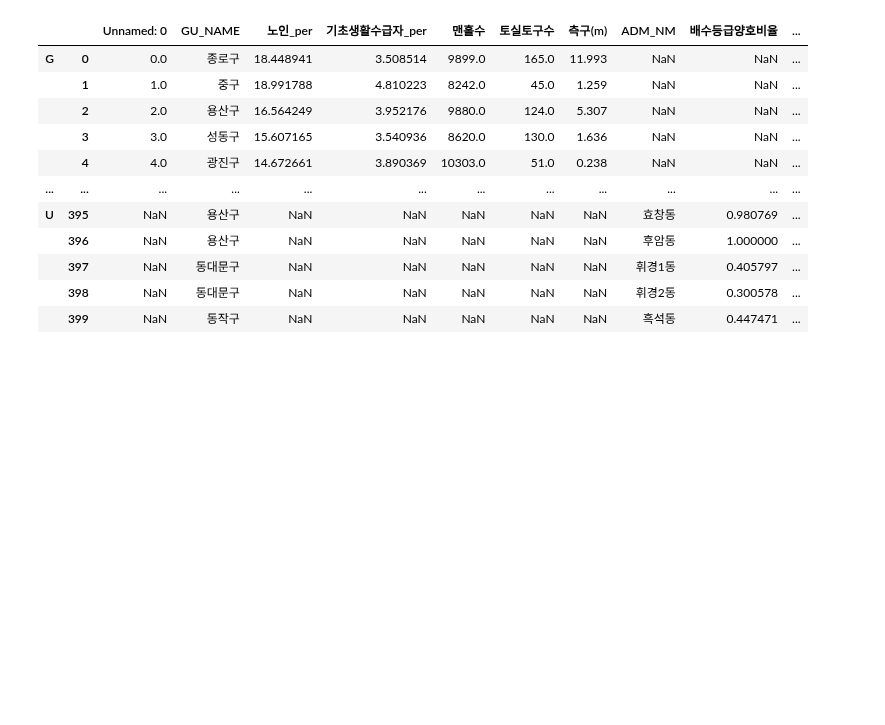
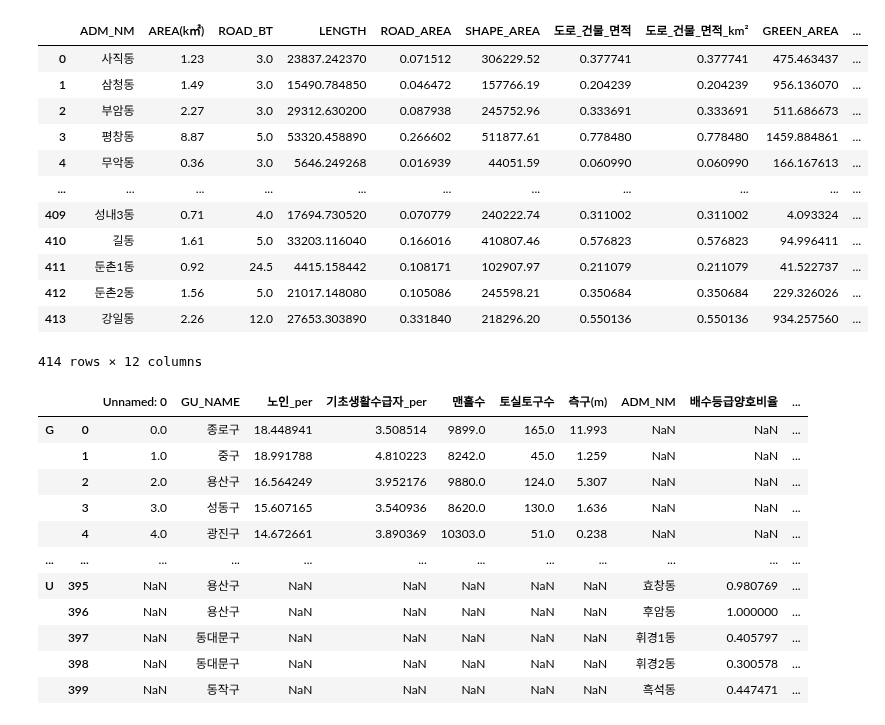
Before and after one commit to yooninsu/SeoulCity_BigData_Campus, a Jupyter notebook: analysis.ipynb, the cells around one changed output. Cells and saved outputs as stored; diff of their text form; code cells hidden in the pictures; blank space fills up the shorter version.

```diff
--- a/analysis.ipynb
+++ b/analysis.ipynb
@@ -27,3 +23,20 @@ import scipy as sp
+# %%
+행정동_지형 = pd.read_csv("./데이터/area.csv", encoding ='euc-kr')
+행정동_지형
+# %% [output]
+|  | ADM_NM | AREA(k㎡) | ROAD_BT | LENGTH | ROAD_AREA | SHAPE_AREA | 도로_건물_면적 | 도로_건물_면적_km² | GREEN_AREA | ... |
+| 0 | 사직동 | 1.23 | 3.0 | 23837.242370 | 0.071512 | 306229.52 | 0.377741 | 0.377741 | 475.463437 | ... |
+| 1 | 삼청동 | 1.49 | 3.0 | 15490.784850 | 0.046472 | 157766.19 | 0.204239 | 0.204239 | 956.136070 | ... |
+| 2 | 부암동 | 2.27 | 3.0 | 29312.630200 | 0.087938 | 245752.96 | 0.333691 | 0.333691 | 511.686673 | ... |
+| 3 | 평창동 | 8.87 | 5.0 | 53320.458890 | 0.266602 | 511877.61 | 0.778480 | 0.778480 | 1459.884861 | ... |
+| 4 | 무악동 | 0.36 | 3.0 | 5646.249268 | 0.016939 | 44051.59 | 0.060990 | 0.060990 | 166.167613 | ... |
+| ... | ... | ... | ... | ... | ... | ... | ... | ... | ... | ... |
+| 409 | 성내3동 | 0.71 | 4.0 | 17694.730520 | 0.070779 | 240222.74 | 0.311002 | 0.311002 | 4.093324 | ... |
+| 410 | 길동 | 1.61 | 5.0 | 33203.116040 | 0.166016 | 410807.46 | 0.576823 | 0.576823 | 94.996411 | ... |
+| 411 | 둔촌1동 | 0.92 | 24.5 | 4415.158442 | 0.108171 | 102907.97 | 0.211079 | 0.211079 | 41.522737 | ... |
+| 412 | 둔촌2동 | 1.56 | 5.0 | 21017.148080 | 0.105086 | 245598.21 | 0.350684 | 0.350684 | 229.326026 | ... |
+| 413 | 강일동 | 2.26 | 12.0 | 27653.303890 | 0.331840 | 218296.20 | 0.550136 | 0.550136 | 934.257560 | ... |
+414 rows × 12 columns
 # %%
 data = pd.concat([시군구,행정동], keys="GU_NAME" )
 # %%
```
Also changed, not shown: parts of 9 cells of this notebook, 4 other files.
